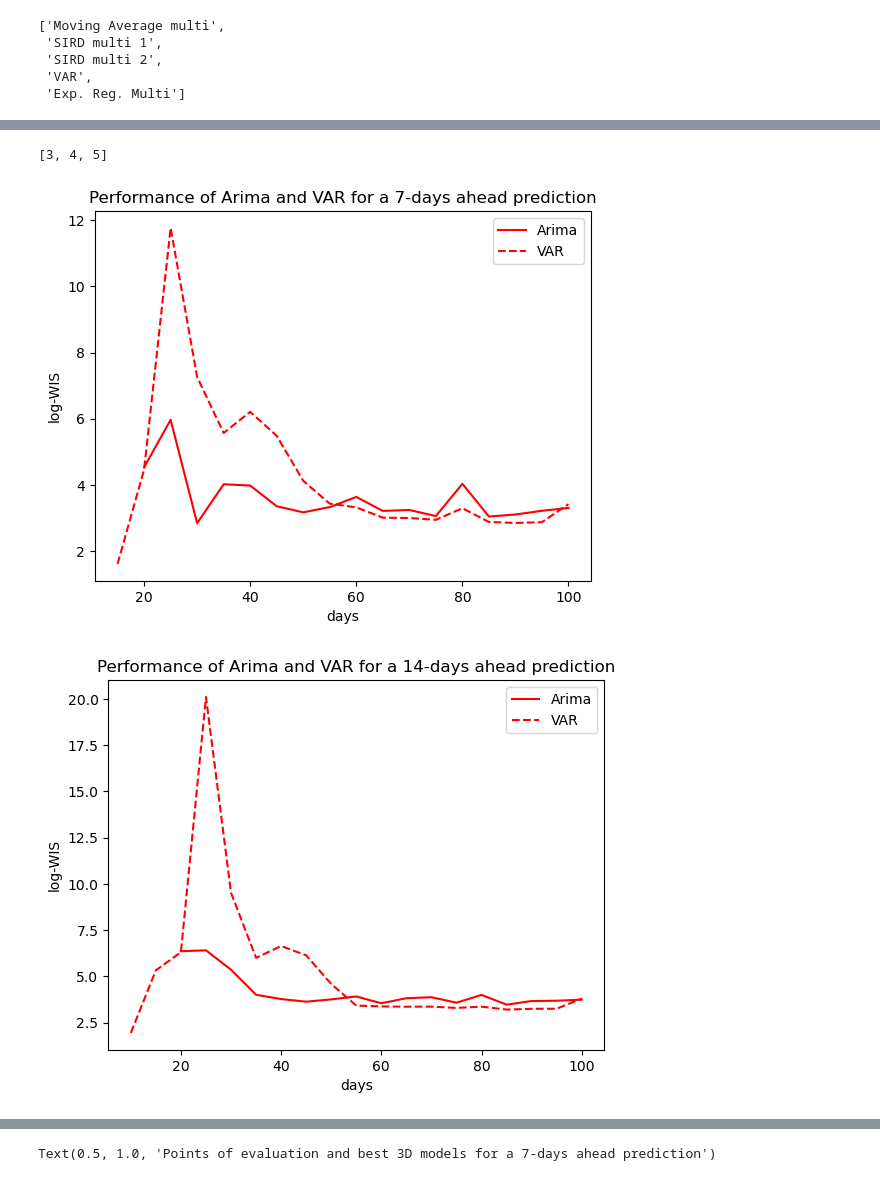
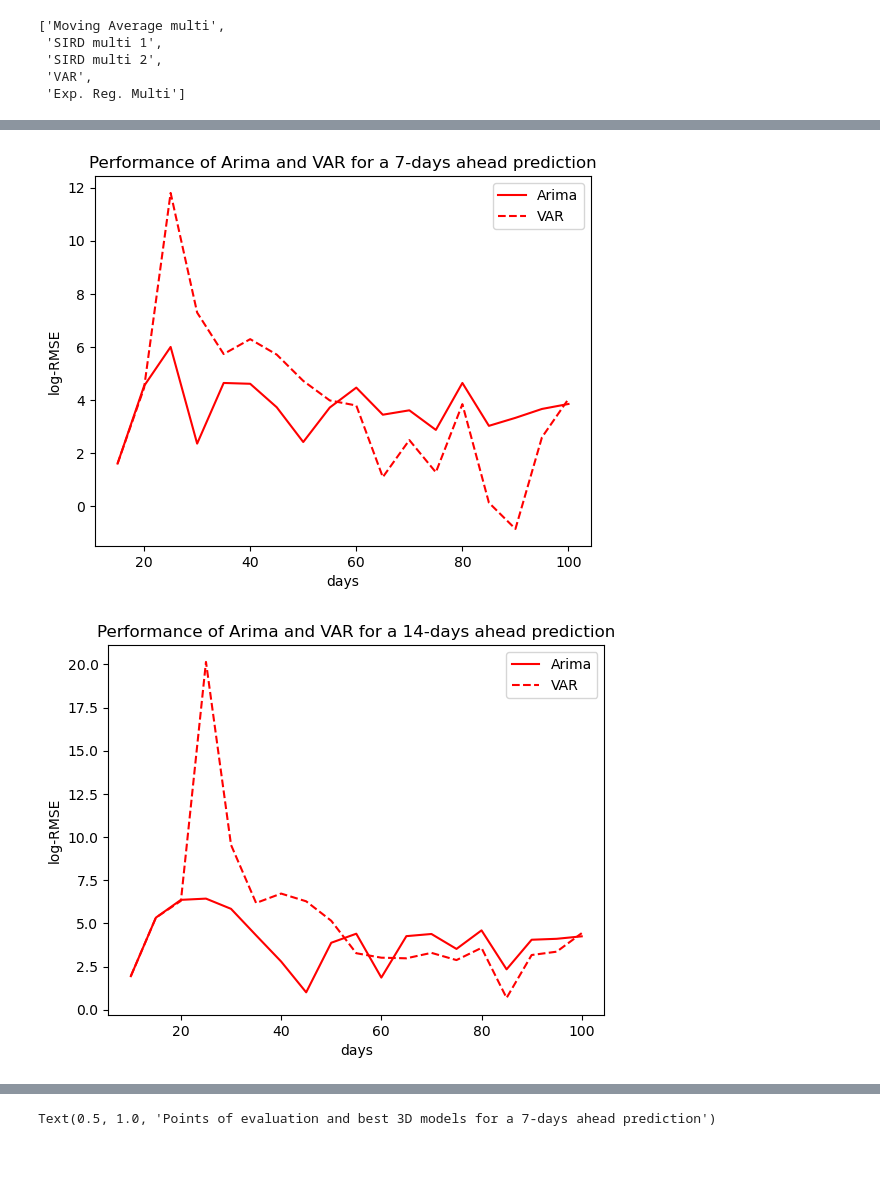
Before and after one commit to gregoirebechade/covid_internship, a Jupyter notebook: 07_global_evaluation_of_the_models.ipynb, the cells around one changed output, grey strips where cells are left out. Drawn from its saved outputs; the diff is of its cells as text; code cells hidden in the pictures.

```diff
--- a/07_global_evaluation_of_the_models.ipynb
+++ b/07_global_evaluation_of_the_models.ipynb
@@ -163,7 +185,7 @@ with open('./results/compte_rendu3D_reach=7.txt', 'a') as f :
 
 with open('./results/compte_rendu1D_reach=14.txt', 'a') as f :
     for point in dicoresults1D_reach_14.keys():
-        f.write(' For the point '+str(point) + ' the best model is :' +models1D[np.argmin(dicoresults1D_reach_15[point])]+ ' with a performance of '+str(np.min(dicoresults1D_reach_15[point]))+'\n')
+        f.write(' For the point '+str(point) + ' the best model is :' +models1D[np.argmin(dicoresults1D_reach_14[point])]+ ' with a performance of '+str(np.min(dicoresults1D_reach_14[point]))+'\n')
 
 with open('./results/compte_rendu3D_reach=14.txt', 'a') as f :
     for point in dicoresults3D_reach_14.keys():
@@ -263,9 +274,9 @@ for model in models1D:
         perfmodelreach14.append(dicoresults1D_reach_14[point][models1D.index(model)])
     plt.plot(points, perfmodelreach7, label='7 days ahead', c=dicocolors[model])
     plt.plot(points, perfmodelreach14, label='14 days ahead', c=dicocolors[model], linestyle='--')
-    plt.title('WIS of ' + model + ' for a 7 and 14-days ahead prediction')
+    plt.title('RMSE of ' + model + ' for a 7 and 14-days ahead prediction')
     plt.xlabel('days')
-    plt.ylabel('WIS')
+    plt.ylabel('RMSE')
     plt.legend()
     plt.show()
 
@@ -283,6 +294,6 @@ for model in models3D:
     plt.plot(points, perfmodelreach14, label='14 days ahead', c=dicocolors[model], linestyle='--')
     plt.title('Performance of ' + model + ' for a 7 and 14-days ahead prediction')
     plt.xlabel('days')
-    plt.ylabel('WIS')
+    plt.ylabel('RMSE')
     plt.legend()
     plt.show()
@@ -289,7 +310,3 @@ for model in models3D:
-# %%
-[1, 2, 3, 4, 5][2:]
-# %% [output]
-[3, 4, 5]
 # %%
 perf_arima_7=[]
 perf_var_7=[]
@@ -303,7 +320,7 @@ plt.plot(points, np.log(perf_arima_7), label='Arima', c=dicocolors['Arima'])
 plt.plot(points, np.log(perf_var_7), label='VAR',linestyle='--',  c=dicocolors['VAR'])
 plt.title('Performance of Arima and VAR for a 7-days ahead prediction')
 plt.xlabel('days')
-plt.ylabel('log-WIS')
+plt.ylabel('log-RMSE')
 plt.legend()
 plt.show()
 
@@ -320,7 +337,7 @@ plt.plot(points, np.log(perf_arima_14), label='Arima', c=dicocolors['Arima'])
 plt.plot(points, np.log(perf_var_14), label='VAR',linestyle='--',  c=dicocolors['VAR'])
 plt.title('Performance of Arima and VAR for a 14-days ahead prediction')
 plt.xlabel('days')
-plt.ylabel('log-WIS')
+plt.ylabel('log-RMSE')
 plt.legend()
 plt.show()
 
@@ -333,34 +350,34 @@ for point in dicoresults3D_reach_7.keys():
     points.append(point_int)
     perf_sir_7.append(dicoresults1D_reach_7[point][models1D.index('SIRD')])
     perf_sird1_7.append(dicoresults3D_reach_7[point][models3D.index('SIRD multi 1')])
     perf_sird2_7.append(dicoresults3D_reach_7[point][models3D.index('SIRD multi 2')])
 plt.plot(points[2:], (perf_sir_7)[2:], label='SIRD', c=dicocolors['SIRD'])
 plt.plot(points[2:], (perf_sird1_7)[2:], label='SIRD multi 1',linestyle='--', c=dicocolors['SIRD multi 1'])
 plt.plot(points[2:], (perf_sird2_7)[2:], label='SIRD multi 2',linestyle='--', c=dicocolors['SIRD multi 2'])
 plt.title('Performance of SIRD and SIRD multi for a 7-days ahead prediction')
 plt.xlabel('days')
-plt.ylabel('WIS')
+plt.ylabel('RMSE')
 plt.legend()
 plt.show()
 
 perf_sir_14=[]
 perf_sird1_14=[]
 perf_sird2_14=[]
 points=[]
 for point in dicoresults3D_reach_14.keys():
     point_int=(int(point.split('[')[1].split(']')[0]))
     points.append(point_int)
     perf_sir_14.append(dicoresults1D_reach_14[point][models1D.index('SIRD')])
     perf_sird1_14.append(dicoresults3D_reach_14[point][models3D.index('SIRD multi 1')])
     perf_sird2_14.append(dicoresults3D_reach_14[point][models3D.index('SIRD multi 2')])
 plt.plot(points[2:],(perf_sir_14)[2:], label='SIRD', c=dicocolors['SIRD'])
 plt.plot(points[2:], (perf_sird1_14)[2:], label='SIRD multi 1',linestyle='--', c=dicocolors['SIRD multi 1'])
 plt.plot(points[2:], (perf_sird2_14)[2:], label='SIRD multi 2',linestyle='--', c=dicocolors['SIRD multi 2'])
 plt.title('Performance of SIRD and SIRD multi for a 14-days ahead prediction')
 plt.xlabel('days')
-plt.ylabel('WIS')
+plt.ylabel('RMSE')
 plt.legend()
 plt.show()
 # %% [output]
-[figure, old version]
+[figure, new version]
-[figure, old version]
+[figure, new version]
```
Also changed, not shown: parts of 19 cells of this notebook, 9 other files.
